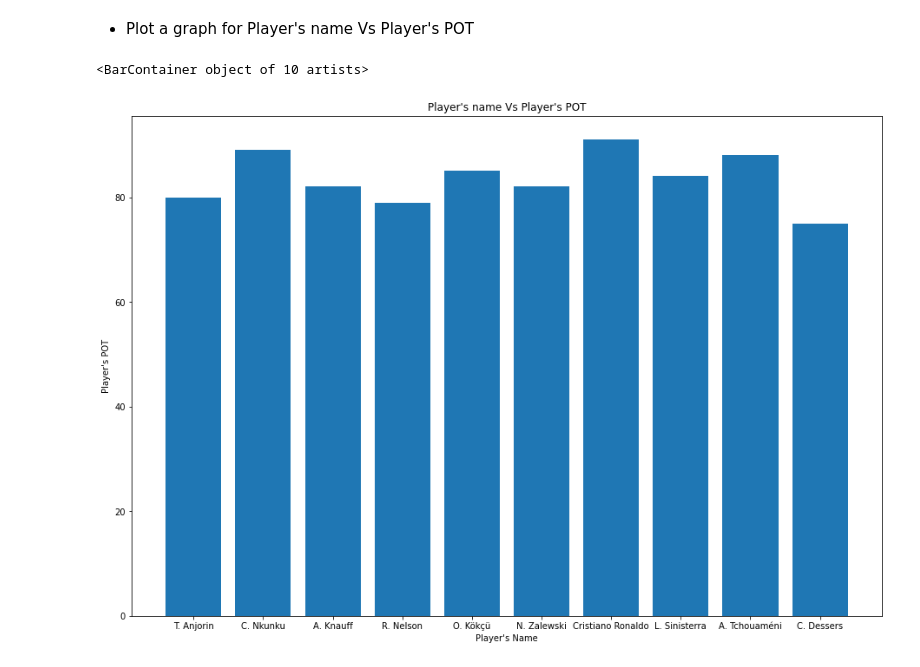
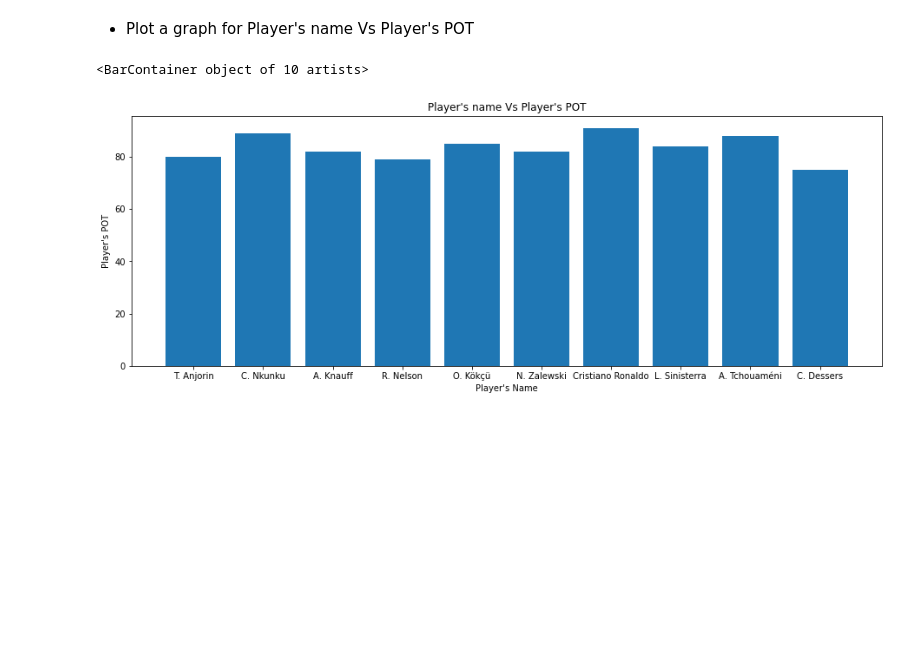
Before and after one commit to Naveen-Karanamu/FIFA-Data-Analysis, a Jupyter notebook: main.ipynb, the cells around one changed output. Cells and saved outputs as stored; diff of their text form; code cells hidden in the pictures; blank space fills up the shorter version.

Commit message:
Updated: Size of the graph

```diff
--- a/main.ipynb
+++ b/main.ipynb
@@ -339,12 +339,12 @@ new_df
 # %%
 x=fifa['Name'].head(10)
 y=fifa['POT'].head(10)
 fig=plt.figure()
-fig.add_axes([2,2,2,2])
+fig.add_axes([1,2,2,1])
 plt.title("Player's name Vs Player's POT")
 plt.xlabel("Player's Name")
 plt.ylabel("Player's POT")
 plt.bar(x,y)
 # %% [output]
 <BarContainer object of 10 artists>
-[figure, old version]
+[figure, new version]
```
